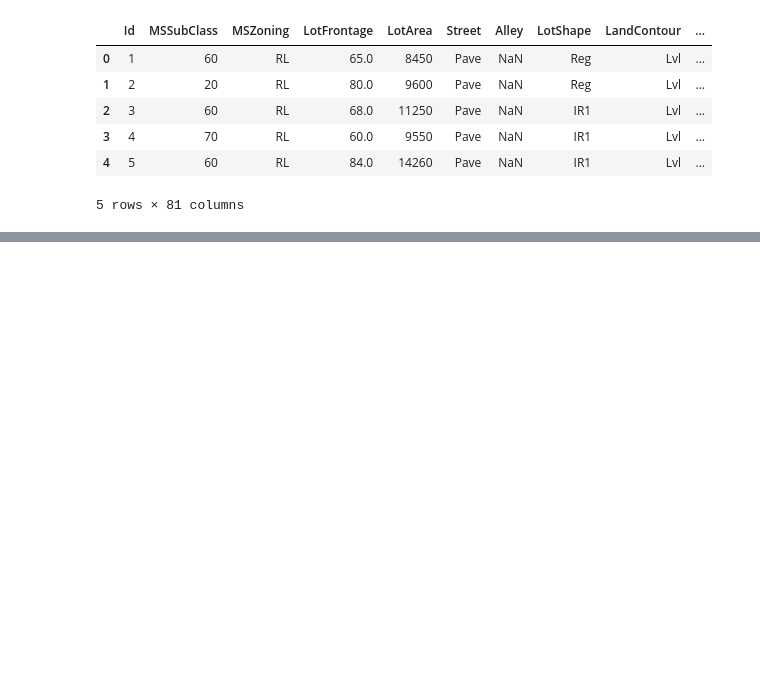
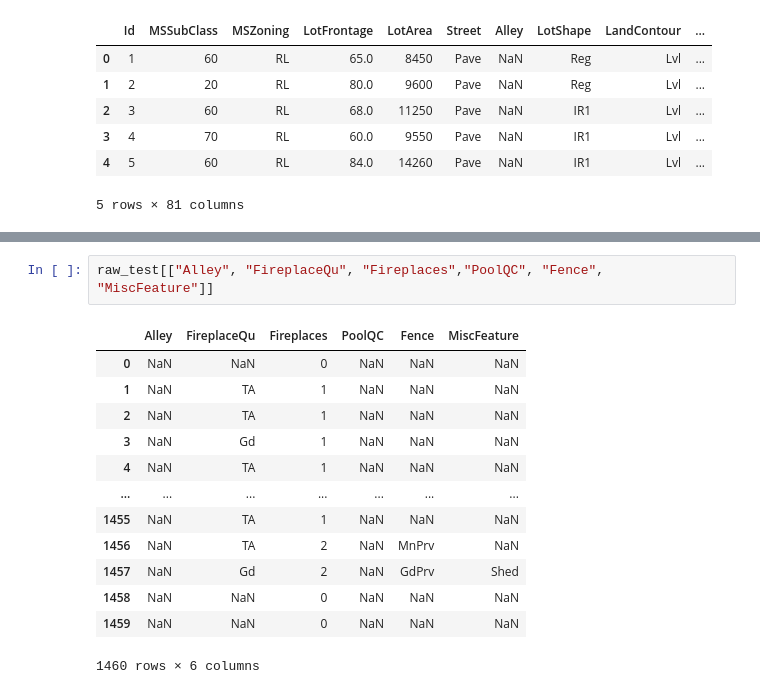
Before and after one commit to brock-fassnacht/Real_Estate, a Jupyter notebook: Price_Predictor.ipynb, the cells around one changed output, grey strips where cells are left out. Saved outputs shown, nothing was run; the diff lists cells and outputs as text; blank space fills up the shorter version.

```diff
--- a/Price_Predictor.ipynb
+++ b/Price_Predictor.ipynb
@@ -65,0 +51,16 @@ array([ True,  True,  True,  True,  True,  True,  True,  True,  True,
+# %%
+raw_test[["Alley", "FireplaceQu", "Fireplaces","PoolQC", "Fence", "MiscFeature"]]
+# %% [output]
+|  | Alley | FireplaceQu | Fireplaces | PoolQC | Fence | MiscFeature |
+| 0 | NaN | NaN | 0 | NaN | NaN | NaN |
+| 1 | NaN | TA | 1 | NaN | NaN | NaN |
+| 2 | NaN | TA | 1 | NaN | NaN | NaN |
+| 3 | NaN | Gd | 1 | NaN | NaN | NaN |
+| 4 | NaN | TA | 1 | NaN | NaN | NaN |
+| ... | ... | ... | ... | ... | ... | ... |
+| 1455 | NaN | TA | 1 | NaN | NaN | NaN |
+| 1456 | NaN | TA | 2 | NaN | MnPrv | NaN |
+| 1457 | NaN | Gd | 2 | NaN | GdPrv | Shed |
+| 1458 | NaN | NaN | 0 | NaN | NaN | NaN |
+| 1459 | NaN | NaN | 0 | NaN | NaN | NaN |
+1460 rows × 6 columns
```
Also changed, not shown: parts of 10 cells of this notebook.
